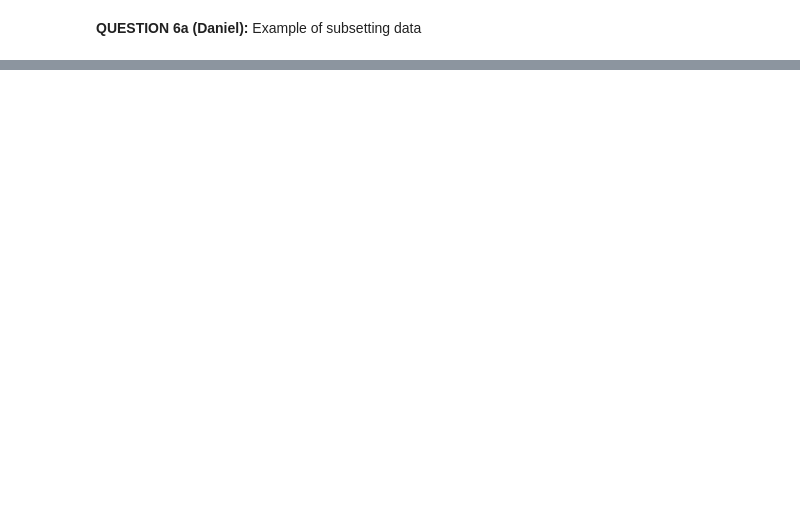
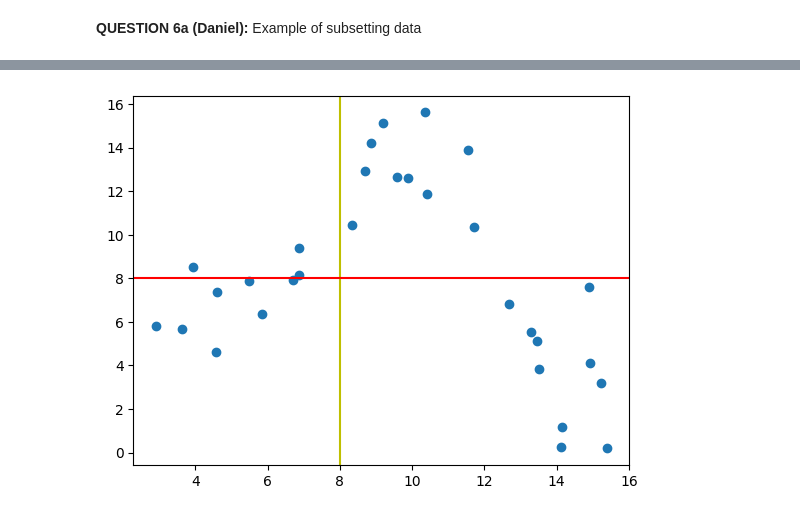
Before and after one commit to ksuaray/F23_697LAEP, a Jupyter notebook: STAT_697_+_LAEP_F23_Group_Notebook.ipynb, the cells around one changed output, grey strips where cells are left out. Drawn from its saved outputs; the diff is of its cells as text; code cells hidden in the pictures; blank space fills up the shorter version.

```diff
--- a/STAT_697_+_LAEP_F23_Group_Notebook.ipynb
+++ b/STAT_697_+_LAEP_F23_Group_Notebook.ipynb
@@ -139,0 +571,8 @@ Many similar questions can be used to slice the data and select a subset that is
+# %%
+import pandas as pd
+pd.set_option('display.max_columns', None)
+
+dataset = pd.read_csv('/content/MLData0.csv')
+
+#ipeds=pd.read_csv('/content/datasets for 697/IPEDS_singlepage.csv')
+dataset.head()
@@ -139,0 +586,14 @@ Many similar questions can be used to slice the data and select a subset that is
+# %%
+import matplotlib.pyplot as plt
+import numpy as np
+x_column = dataset[["x"]] #average is 9.72
+y_column=dataset[["y"]] #average is 7.97
+#print(x_column)
+plt.scatter(x_column, y_column)
+plt.axvline(x=8,color='y')
+#ax.hlines(y=0.6, xmin=0.0, xmax=1.0, color='b')
+plt.axhline(y=8,color='r')
+
+plt.show()
+# %% [output]
+[figure, added]
```
Also changed, not shown: parts of 97 cells of this notebook.
